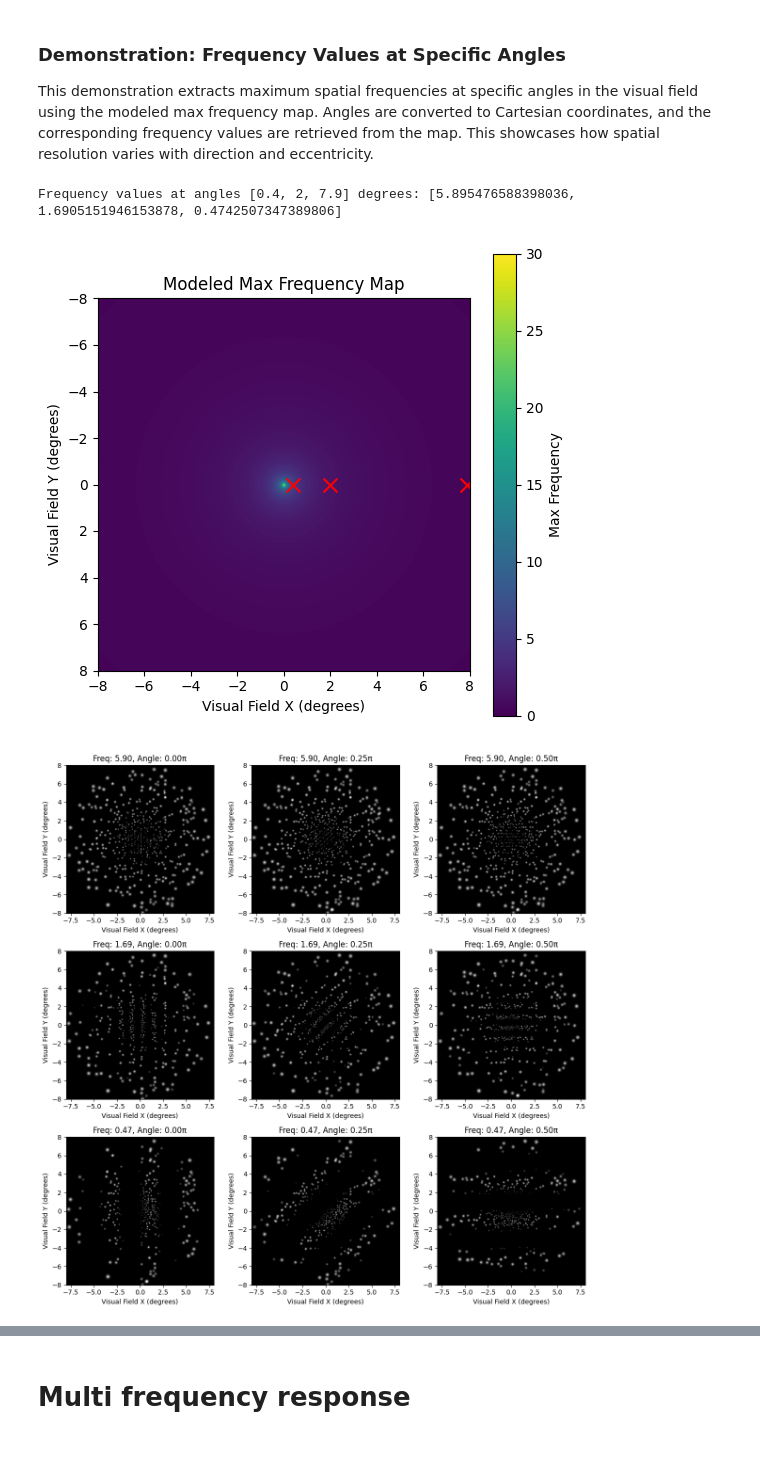
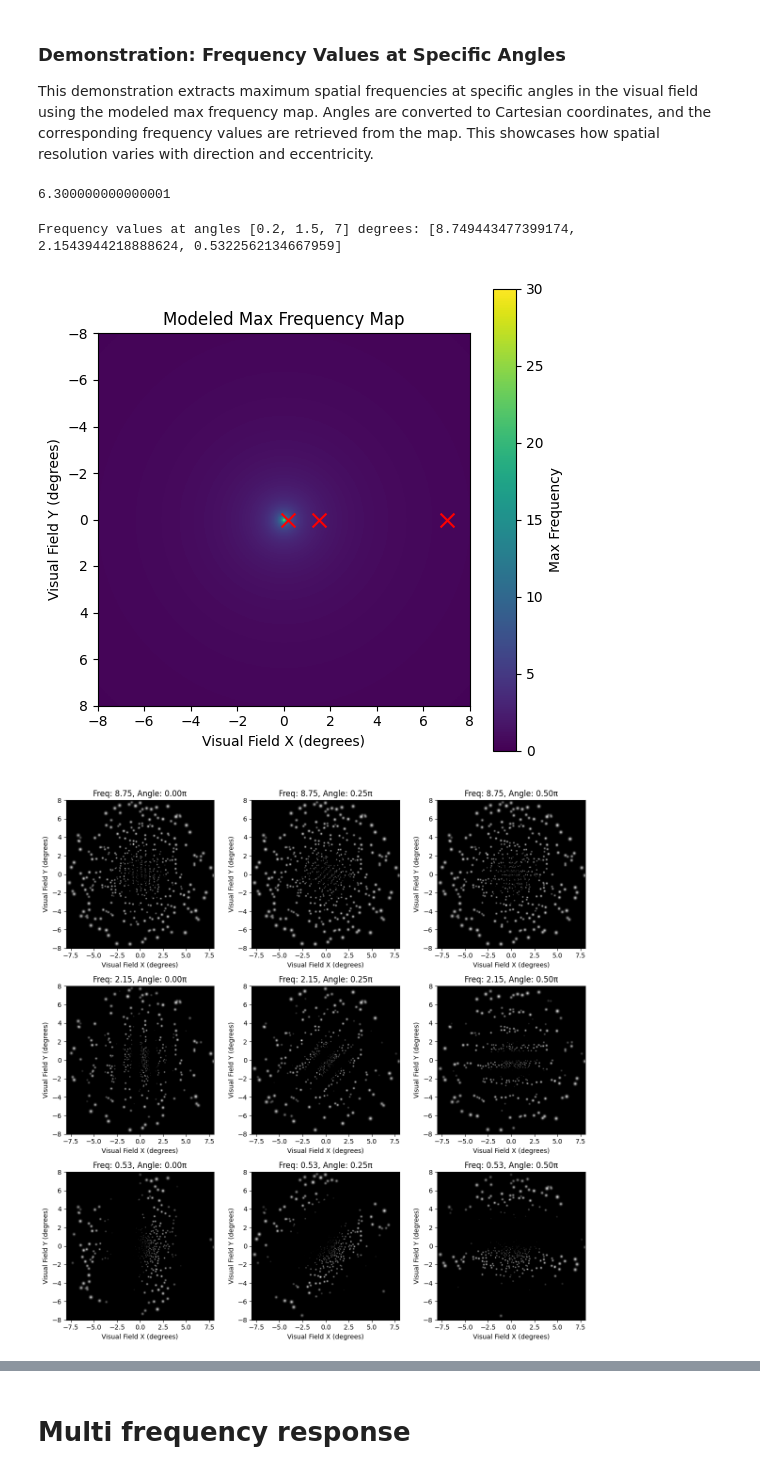
Before and after one commit to MichelleAppel/SCAPE, a Jupyter notebook: notebooks/spatial_frequency.ipynb, the cells around one changed output, grey strips where cells are left out. Saved outputs shown, nothing was run; the diff lists cells and outputs as text; code cells hidden in the pictures.

```diff
--- a/notebooks/spatial_frequency.ipynb
+++ b/notebooks/spatial_frequency.ipynb
@@ -744,8 +744,12 @@ plt.show()
 ### Demonstration: Frequency Values at Specific Angles
 
 This demonstration extracts maximum spatial frequencies at specific angles in the visual field using the modeled max frequency map. Angles are converted to Cartesian coordinates, and the corresponding frequency values are retrieved from the map. This showcases how spatial resolution varies with direction and eccentricity.
+# %%
+4.2/2*3
+# %% [output]
+6.300000000000001
 # %%
-angles = [0.4, 2, 7.9]
+angles = [0.2, 1.5, 7]
 freq_values = []
 
 for angle in angles:
@@ -773,14 +777,14 @@ for angle in angles:
 
 plt.show()
 # %% [output]
-Frequency values at angles [0.4, 2, 7.9] degrees: [5.895476588398036, 1.6905151946153878, 0.4742507347389806]
+Frequency values at angles [0.2, 1.5, 7] degrees: [8.749443477399174, 2.1543944218888624, 0.5322562134667959]
-[figure, old version]
+[figure, new version]
 # %%
 def generate_sinusoidal_pattern(size, freq, angle):
     x = np.linspace(-1, 1, size)
     y = np.linspace(-1, 1, size)
     X, Y = np.meshgrid(x, y)
-    wave = np.sin(8 * np.pi * freq * (X * np.cos(angle) + Y * np.sin(angle)))
+    wave = np.sin(4 * np.pi * freq * (X * np.cos(angle) + Y * np.sin(angle)))
     return (wave + 1) / 2  # Normalize to [0, 1]
 
 # given the min_max_frequency, mean_max_frequency and max_max_frequency generate the sinusoidal pattern for a couple of angles and the phosphene image and show side by side
@@ -789,31 +793,31 @@ frequencies = freq_values
 angles = [0, np.pi/4, np.pi/2]
 size = 256
 patterns = []
 
 for freq in frequencies:
     for angle in angles:
         pattern = generate_sinusoidal_pattern(size, freq, angle)
         patterns.append(pattern)
 
 phosphene_images = []
 for pattern in patterns:
     stimulus = torch.tensor(pattern).float().cuda()
     simulator.reset()
     phosphenes = simulator(simulator.sample_stimulus(stimulus, rescale=True)*stim_weights)
     phosphene_images.append(phosphenes)
 
 # show all phosphene images
 plt.figure(figsize=(12,12))
 
 for i, phos_image in enumerate(phosphene_images):
     plt.subplot(3,3,i+1)
     plt.imshow(phos_image.cpu().numpy(), cmap='gray', extent=(-max_eccentricity, max_eccentricity, -max_eccentricity, max_eccentricity))
     plt.xlabel("Visual Field X (degrees)")
     plt.ylabel("Visual Field Y (degrees)")
 
     plt.title(f"Freq: {frequencies[i//3]:.2f}, Angle: {angles[i%3]/np.pi:.2f}π")
 
 plt.tight_layout()
 plt.show()
 # %% [output]
-[figure, old version]
+[figure, new version]
```
Also changed, not shown: parts of 13 cells of this notebook.
